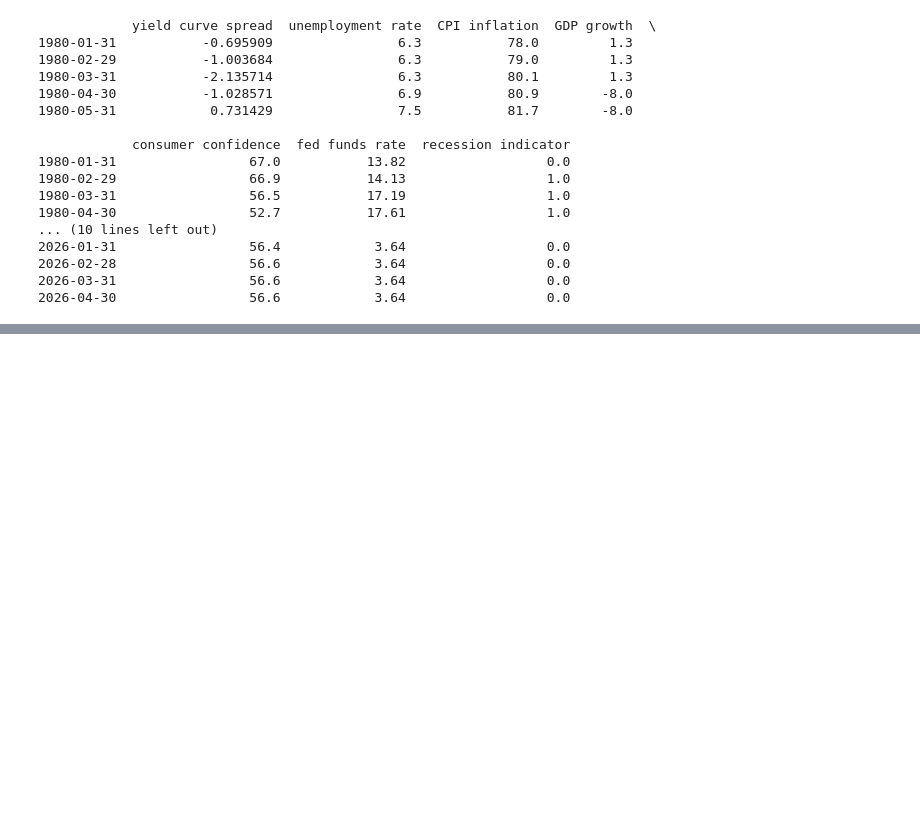
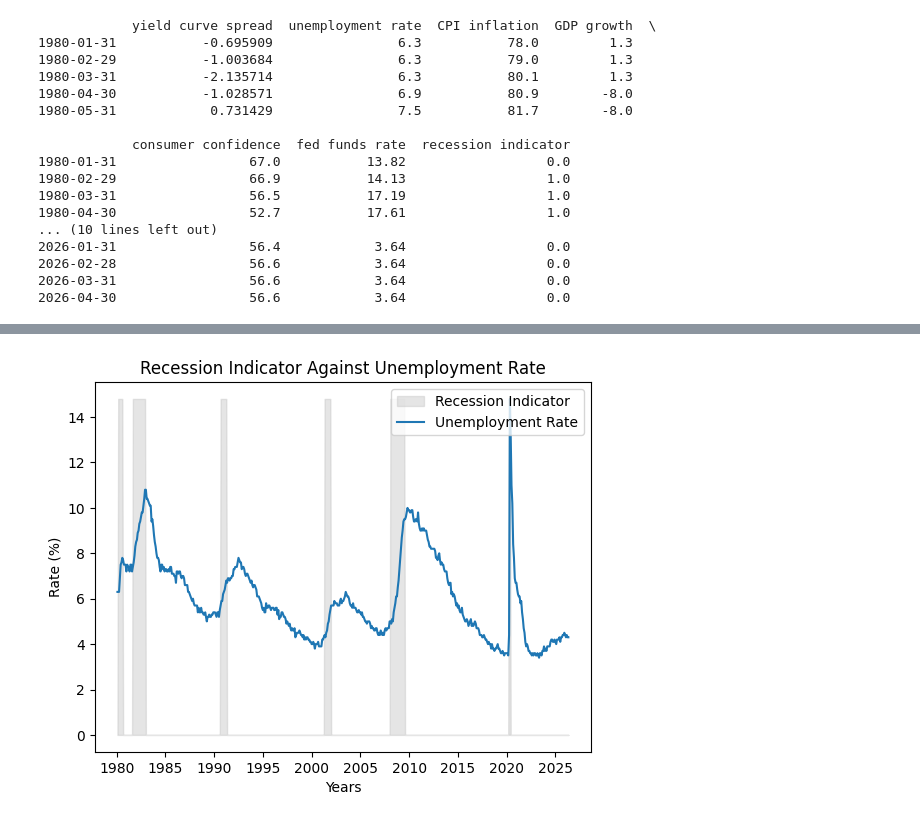
Before and after one commit to MustafaLearnsToCode/recession-indicator, a Jupyter notebook: notebooks/01_eda.ipynb, the cells around one changed output, grey strips where cells are left out. Drawn from its saved outputs; the diff is of its cells as text; code cells hidden in the pictures; blank space fills up the shorter version.

```diff
--- a/notebooks/01_eda.ipynb
+++ b/notebooks/01_eda.ipynb
@@ -121,0 +130,17 @@ plt.show()
+# %%
+SERIES = "unemployment rate"
+YLABEL = "Rate (%)"
+
+plt.fill_between(df_monthly.index,
+                 y1=df_monthly["recession indicator"]*df_monthly[SERIES].max(),
+                 color="silver", alpha=0.4,
+                 label="Recession Indicator")
+plt.plot(df_monthly.index, df_monthly[SERIES], label=SERIES.title())
+plt.title(f"Recession Indicator Against {SERIES.title()}")
+plt.xlabel("Years")
+plt.ylabel(YLABEL)
+plt.legend()
+
+plt.show()
+# %% [output]
+[figure, added]
```
Also changed, not shown: parts of 4 cells of this notebook.
